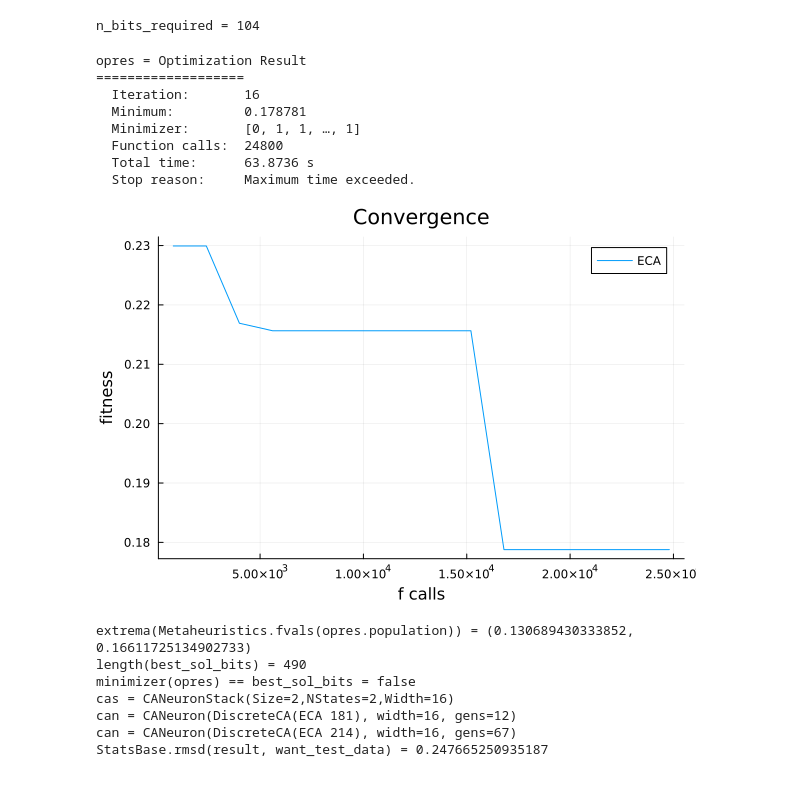
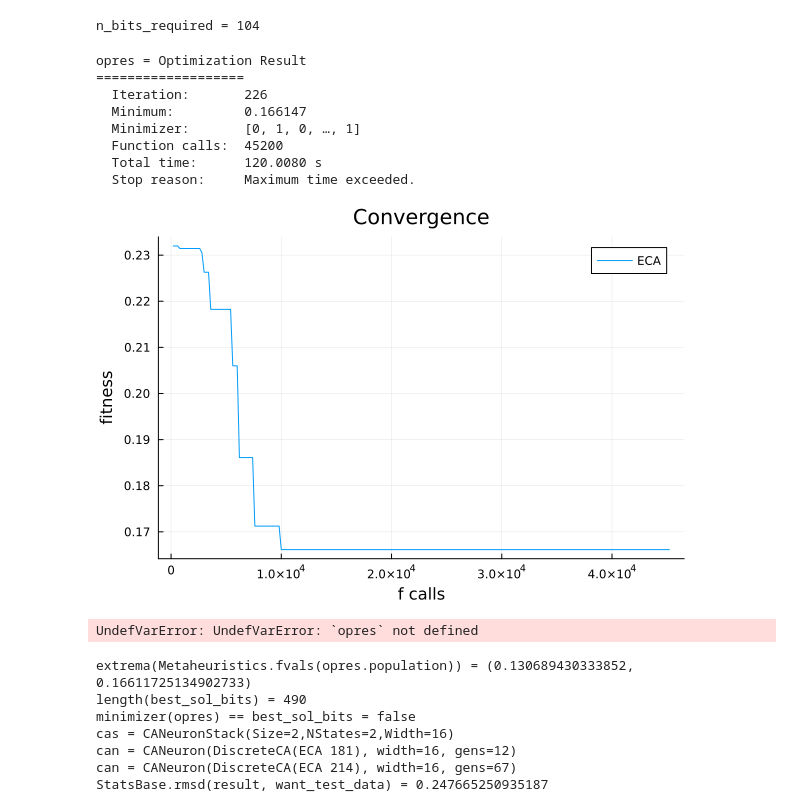
Before and after one commit to ORBAT/Musica, a Jupyter notebook: src/scratch.ipynb, the cells around one changed output. Saved outputs shown, nothing was run; the diff lists cells and outputs as text; code cells hidden in the pictures.

```diff
--- a/src/scratch.ipynb
+++ b/src/scratch.ipynb
@@ -263,23 +263,49 @@ end
 n_bits_required = 104
 # %%
 using Musica, Plots, Metaheuristics
-opres = Musica._do_opt(time_limit=60.0*1,p_mutation=90e-4);
-
+opres = Musica._do_opt(time_limit=60.0*2,p_mutation=90e-4);
 @show opres
-
 f_calls, best_f_value = convergence(opres);
 plot(xlabel="f calls", ylabel="fitness", title="Convergence")
 plot!(f_calls, best_f_value, label="ECA")
 # %% [output]
 opres = Optimization Result
 ===================
-  Iteration:       16
-  Minimum:         0.178781
-  Minimizer:       [0, 1, 1, …, 1]
-  Function calls:  24800
-  Total time:      63.8736 s
+  Iteration:       226
+  Minimum:         0.166147
+  Minimizer:       [0, 1, 0, …, 1]
+  Function calls:  45200
+  Total time:      120.0080 s
   Stop reason:     Maximum time exceeded.
-[figure, old version]
+[figure, new version]
+# %%
+using Plots, Musica, Transducers, StatsBase, Metaheuristics
+@show extrema(Metaheuristics.fvals(opres.population))
+
+function _plotopres(opres)
+  want_test_data = Musica._test_wanted_output(12)
+  _parser = Musica._test_parser_dynamic()
+  _res_gen = Musica.full_result_generator(want_test_data)
+  fff = Musica.to_obj_fn(_parser, _res_gen, Musica.make_fitness_function())
+
+  best_sol_bits = Musica.get_best_at(fff, opres, _parser)
+  @show all(==(0), best_sol_bits)
+  @show length(best_sol_bits)
+
+  @show minimizer(opres) == best_sol_bits
+  best_sol_bits = minimizer(opres)
+  (wanted, result) = _res_gen(_parser(best_sol_bits) |> Musica._right)
+
+  @show extrema(result)
+  @show StatsBase.rmsd(result, wanted)
+  plot(result, label="result", seriescolor=:green)
+  vline!([length(Musica._test_wanted_output(6))], label="training data cutoff")
+  plot!(wanted, label="wanted", seriescolor=:red)
+end
+
+_plotopres(opres)
+# %% [output]
+UndefVarError: UndefVarError: `opres` not defined
 # %%
 using Plots, Musica, Transducers, StatsBase
 @show extrema(Metaheuristics.fvals(opres.population))
```
Also changed, not shown: parts of 2 cells of this notebook, 1 other file.
